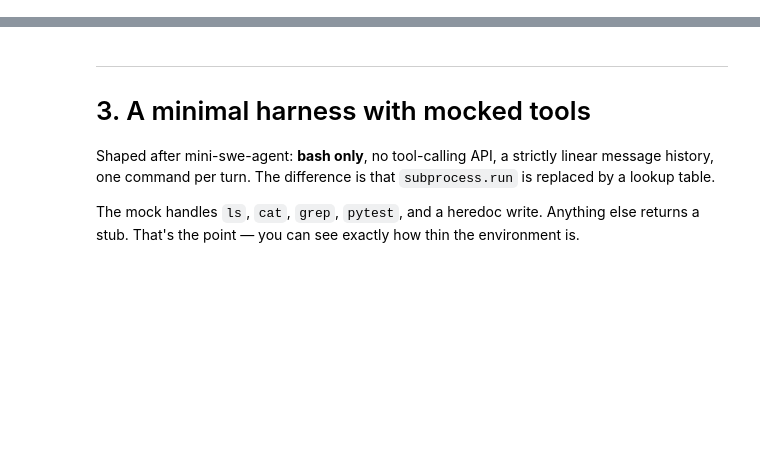
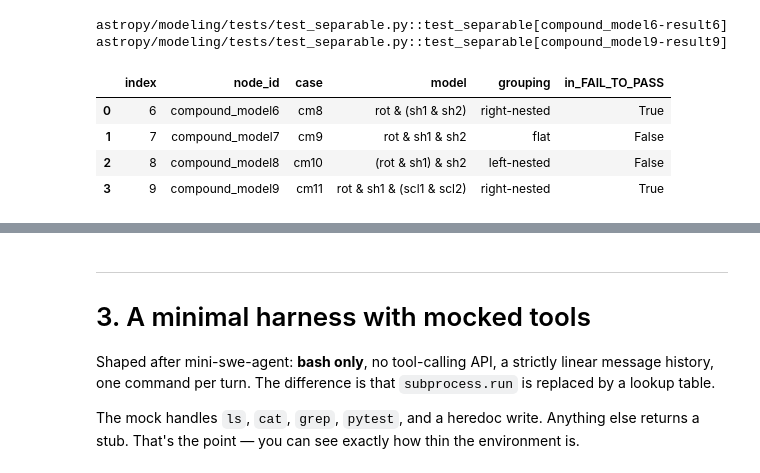
Before and after one commit to abgoswam/swe_in_prod_vizuara_01, a Jupyter notebook: swe_grpo_one_step.ipynb, the cells around one changed output, grey strips where cells are left out. Cells and saved outputs as stored; diff of their text form; code cells hidden in the pictures; blank space fills up the shorter version.

```diff
--- a/swe_grpo_one_step.ipynb
+++ b/swe_grpo_one_step.ipynb
@@ -152,0 +156,23 @@ PASS_TO_PASS -- all tests that must keep passing:
+# %%
+for t in fail_to_pass:
+    print(t)
+
+new_cases = pd.DataFrame([
+    (6, "cm8",  "rot & (sh1 & sh2)",         "right-nested"),
+    (7, "cm9",  "rot & sh1 & sh2",           "flat"),
+    (8, "cm10", "(rot & sh1) & sh2",         "left-nested"),
+    (9, "cm11", "rot & sh1 & (scl1 & scl2)", "right-nested"),
+], columns=["index", "case", "model", "grouping"])
+new_cases.insert(1, "node_id", "compound_model" + new_cases["index"].astype(str))
+new_cases["in_FAIL_TO_PASS"] = [
+    any(f"[{n}-" in t for t in fail_to_pass) for n in new_cases["node_id"]
+]
+display(new_cases)
+# %% [output]
+astropy/modeling/tests/test_separable.py::test_separable[compound_model6-result6]
+astropy/modeling/tests/test_separable.py::test_separable[compound_model9-result9]
+|  | index | node_id | case | model | grouping | in_FAIL_TO_PASS |
+| 0 | 6 | compound_model6 | cm8 | rot & (sh1 & sh2) | right-nested | True |
+| 1 | 7 | compound_model7 | cm9 | rot & sh1 & sh2 | flat | False |
+| 2 | 8 | compound_model8 | cm10 | (rot & sh1) & sh2 | left-nested | False |
+| 3 | 9 | compound_model9 | cm11 | rot & sh1 & (scl1 & scl2) | right-nested | True |
```
Also changed, not shown: parts of 27 cells of this notebook.
